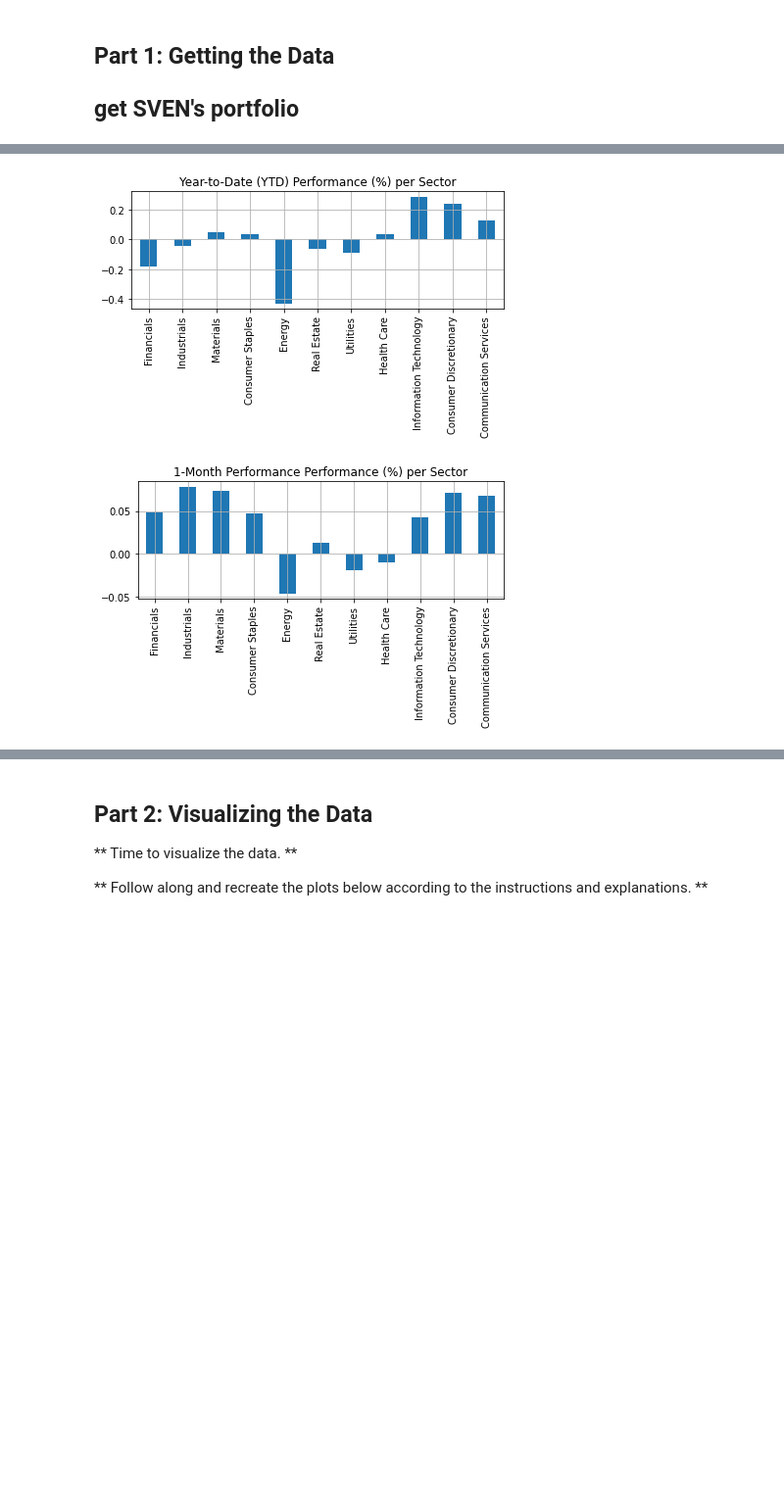
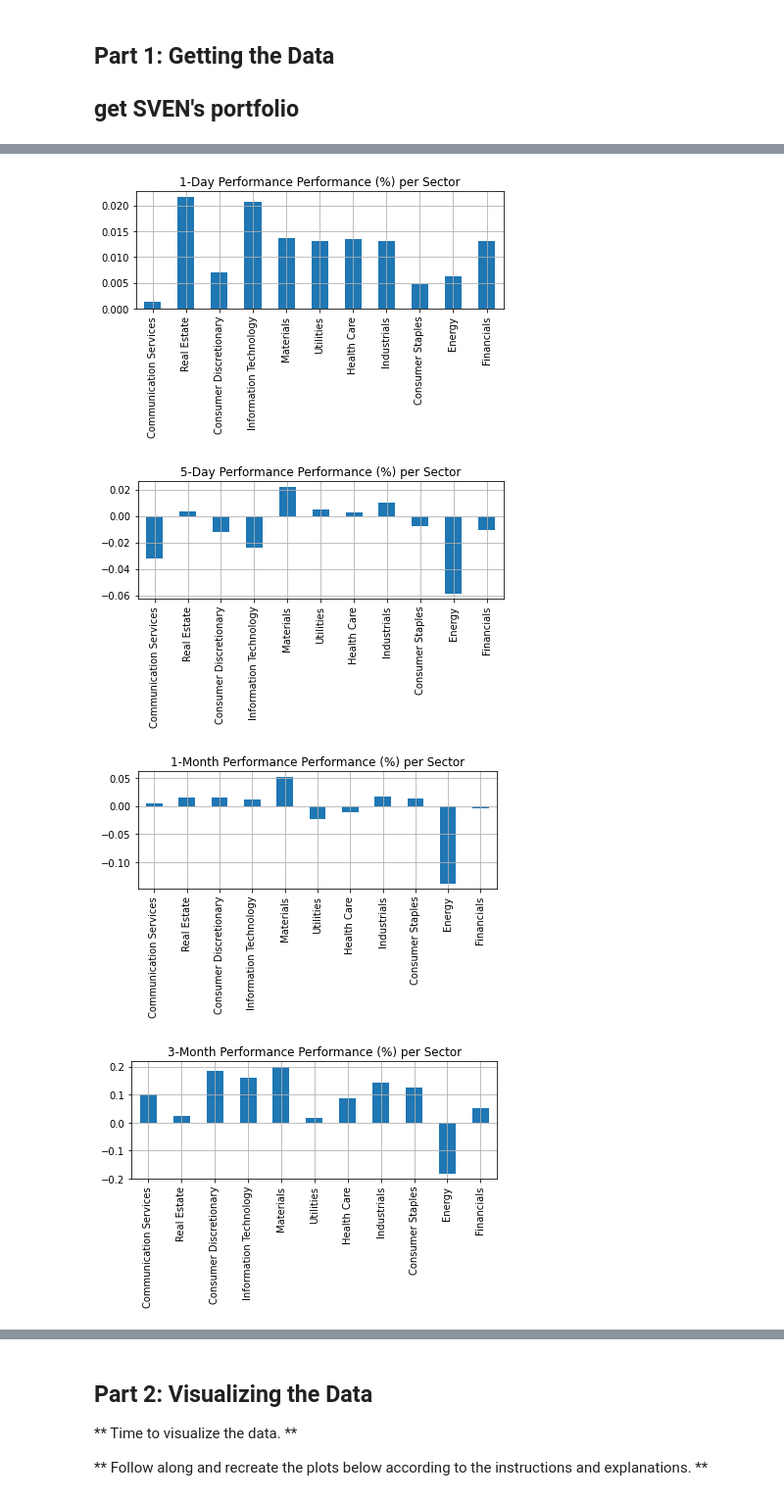
Before and after one commit to sven227/alphapp, a Jupyter notebook: stocks_basic_pf_sven.ipynb, the cells around one changed output, grey strips where cells are left out. Shown at 98% size. Cells and saved outputs as stored; diff of their text form; code cells hidden in the pictures; blank space fills up the shorter version.

```diff
--- a/stocks_basic_pf_sven.ipynb
+++ b/stocks_basic_pf_sven.ipynb
@@ -79,34 +203,63 @@ Directory  ../data  already exists
 # %%
 from alpha_vantage.sectorperformance import SectorPerformances
 import matplotlib.pyplot as plt
 
 sp = SectorPerformances(key=api_key_alpha, output_format='pandas')
 data, meta_data = sp.get_sector()
 data.head()
 
-data['Rank F: Year-to-Date (YTD) Performance'].plot(kind='bar')
-plt.title('Year-to-Date (YTD) Performance (%) per Sector')
+
+data['Rank B: Day Performance'].plot(kind='bar')
+plt.title('1-Day Performance Performance (%) per Sector')
+plt.tight_layout()
+plt.grid()
+plt.show();
+
+data['Rank C: Day Performance'].plot(kind='bar')
+plt.title('5-Day Performance Performance (%) per Sector')
 plt.tight_layout()
 plt.grid()
 plt.show();
 
 data['Rank D: Month Performance'].plot(kind='bar')
 plt.title('1-Month Performance Performance (%) per Sector')
 plt.tight_layout()
 plt.grid()
 plt.show();
-#
-""" _DATA_KEYS = ["Rank A: Real-Time Performance",
-                      "Rank B: 1 Day Performance",
-                      "Rank C: 5 Day Performance",
-                      "Rank D: 1 Month Performance",
-                      "Rank E: 3 Month Performance",
-                      "Rank F: Year-to-Date (YTD) Performance",
-                      "Rank G: 1 Year Performance",
-                      "Rank H: 3 Year Performance",
-                      "Rank I: 5 Year Performance",
-                      "Rank J: 10 Year Performance"]
-"""
+
+data['Rank E: Month Performance'].plot(kind='bar')
+plt.title('3-Month Performance Performance (%) per Sector')
+plt.tight_layout()
+plt.grid()
+plt.show();
+
+data['Rank F: Year-to-Date (YTD) Performance'].plot(kind='bar')
+plt.title('Year-to-Date (YTD) Performance (%) per Sector')
+plt.tight_layout()
+plt.grid()
+plt.show();
+
+data['Rank G: Year Performance'].plot(kind='bar')
+plt.title('1-Year Performance (%) per Sector')
+plt.tight_layout()
+plt.grid()
+plt.show();
+
+
+pprint.pprint([
+    "Rank A: Real-Time Performance",
+    "Rank B: 1 Day Performance",
+    "Rank C: 5 Day Performance",
+    "Rank D: 1 Month Performance",
+    "Rank E: 3 Month Performance",
+    "Rank F: Year-to-Date (YTD) Performance",
+    "Rank G: 1 Year Performance",
+    "Rank H: 3 Year Performance",
+    "Rank I: 5 Year Performance",
+    "Rank J: 10 Year Performance"
+])
 # %% [output]
-[figure, old version]
+[figure, new version]
-[figure, old version]
+[figure, new version]
+[figure, added]
+[figure, added]
```
Also changed, not shown: parts of 56 cells of this notebook, 2 other files.
